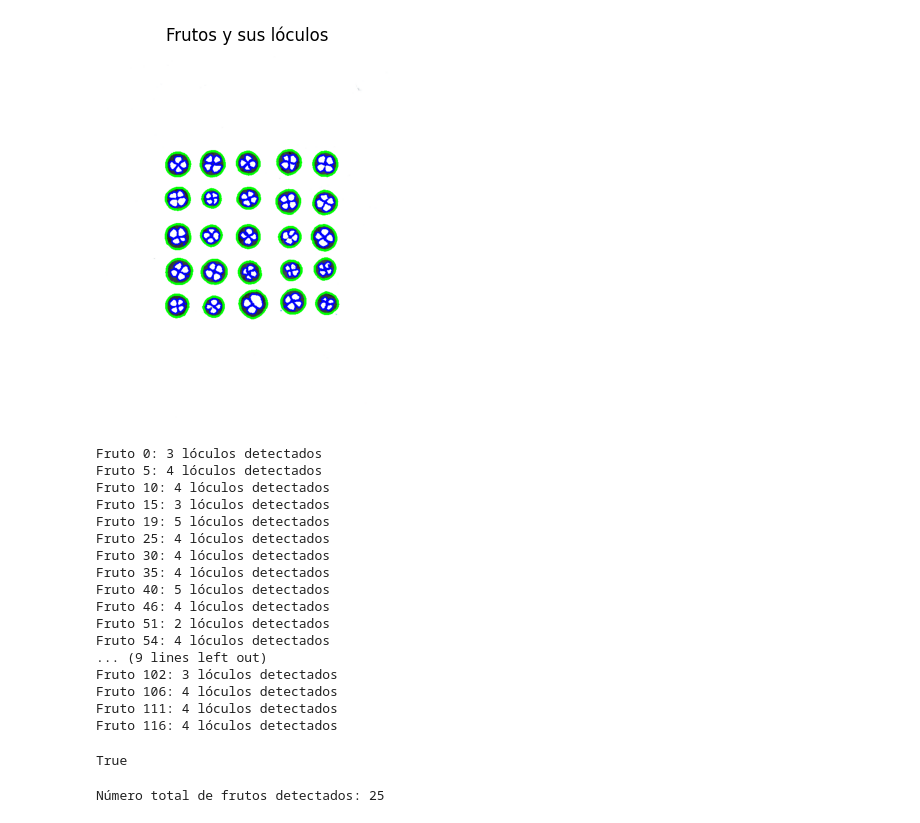
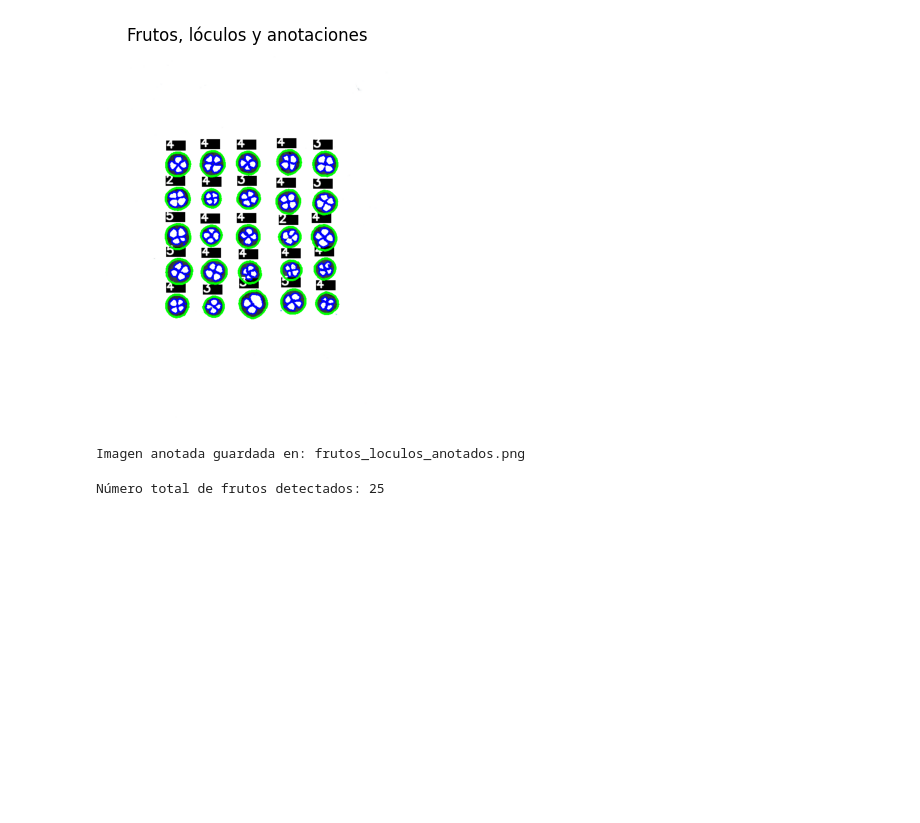
Before and after one commit to mariameraz/CranberryLab, a Jupyter notebook: External_structure/Locules_detection.ipynb, the cells around one changed output. Drawn from its saved outputs; the diff is of its cells as text; code cells hidden in the pictures; blank space fills up the shorter version.

```diff
--- a/External_structure/Locules_detection.ipynb
+++ b/External_structure/Locules_detection.ipynb
@@ -13,7 +14,7 @@ for page_number in range(doc.page_count):
     pix.save(f"page_{page_number + 1}.png")
 # %%
 # Read image
-img = cv2.imread('./page_1.png')
+img = cv2.imread('./PDF/Image_Test.jpg')
 gray_img = cv2.cvtColor(img, cv2.COLOR_BGR2GRAY)
 plt.imshow(gray_img, cmap='gray')
 # plt.axis('off') # Quitar bordes?
@@ -25,8 +25,8 @@ NameError: name 'contours' is not defined
 # %%
 # Pre processing
 #cv2.GaussianBlur(src, ksize, sigmaX[, dst[, sigmaY[, borderType]]])
-blurred = cv2.GaussianBlur(gray_img, (1, 1), 0)
-_, binary = cv2.threshold(blurred, 100, 255, cv2.THRESH_BINARY_INV)
+blurred = cv2.GaussianBlur(gray_img, (3, 3), 0)
+_, binary = cv2.threshold(gray_img, 100, 255, cv2.THRESH_BINARY_INV)
 plt.imshow(binary, cmap='gray')
 plt.title("Umbral inverso")
 plt.axis('off')
@@ -36,65 +42,65 @@ plt.show()
 # %%
-# Detectar contornos (modo TREE para jerarquía, sin filtrar)
-contours, hierarchy = cv2.findContours(binary, cv2.RETR_TREE, cv2.CHAIN_APPROX_SIMPLE)
-
-# Convertir la jerarquía a un arreglo para facilitar el acceso
-hierarchy = hierarchy[0]  # La jerarquía viene en un arreglo anidado
-
 # Detectar frutos (contornos externos) y sus lóculos
 fruit_locus_map = {}  # Diccionario para mapear frutos y sus lóculos
 for i in range(len(contours)):
     # Identificar contornos externos (frutos)
     if hierarchy[i][3] == -1:  # Sin padre => es un fruto
         fruit_locus_map[i] = []  # Inicializar lista de lóculos para este fruto
 
     # Si tiene un padre, es un lóculo
     elif hierarchy[i][3] != -1:  # Tiene un padre => es un lóculo
         parent_index = hierarchy[i][3]  # Índice del fruto (padre)
         if parent_index in fruit_locus_map:
             fruit_locus_map[parent_index].append(i)  # Asociar lóculo al fruto
 
 
 # Dibujar frutos y sus lóculos
-image_with_contours = image.copy()
+image_with_contours = img.copy()
+
 for fruit_idx, loculi in fruit_locus_map.items():
     # Dibujar contorno del fruto
     cv2.drawContours(image_with_contours, contours, fruit_idx, (0, 255, 0), 3)
 
     # Dibujar contornos de los lóculos asociados al fruto
     for loculus_idx in loculi:
         cv2.drawContours(image_with_contours, contours, loculus_idx, (255, 0, 0), 2)
 
-# Mostrar la imagen con frutos y lóculos identificados
+    # Obtener la posición del fruto para anotar el número de lóculos
+    x, y, w, h = cv2.boundingRect(contours[fruit_idx])  # Coordenadas del rectángulo delimitador
+    num_loculi = len(loculi)  # Número de lóculos asociados
+
+    # Asegurarse de que la posición del texto esté dentro de los límites de la imagen
+    text_x = x
+    text_y = max(y - 10, 20)  # Si y-10 es menor a 0, ajustar a 20
+
+    # Dibuja un rectángulo como fondo del texto para mayor visibilidad
+    cv2.rectangle(image_with_contours, (text_x, text_y - 15), (text_x + 40, text_y + 5), (0, 0, 0), -1)
+
+    # Anotar el número de lóculos encima del fruto
+    cv2.putText(
+        image_with_contours,
+        f"{num_loculi}",  # Texto a mostrar (número de lóculos)
+        (x, y - 10),  # Posición del texto (encima del fruto)
+        cv2.FONT_HERSHEY_SIMPLEX,  # Fuente del texto
+        0.8,  # Tamaño de la fuente
+        (255, 255, 255),  # Color del texto (blanco)
+        2,  # Grosor del texto
+        cv2.LINE_AA  # Tipo de línea
+    )
+
+# Mostrar la imagen con frutos, lóculos y anotaciones
 plt.imshow(cv2.cvtColor(image_with_contours, cv2.COLOR_BGR2RGB))
-plt.title("Frutos y sus lóculos")
+plt.title("Frutos, lóculos y anotaciones")
 plt.axis('off')
 plt.show()
 
-# Imprimir resultados
-for fruit_idx, loculi in fruit_locus_map.items():
-    print(f"Fruto {fruit_idx}: {len(loculi)} lóculos detectados")
-output_path = "imagen_anotada.png"  # Especifica el nombre y formato del archivo
+# Guardar la imagen anotada
+output_path = "frutos_loculos_anotados.png"
 cv2.imwrite(output_path, image_with_contours)
+print(f"Imagen anotada guardada en: {output_path}")
 # %% [output]
-[figure, old version]
+[figure, new version]
-Fruto 0: 3 lóculos detectados
-Fruto 5: 4 lóculos detectados
-Fruto 10: 4 lóculos detectados
-Fruto 15: 3 lóculos detectados
-Fruto 19: 5 lóculos detectados
-Fruto 25: 4 lóculos detectados
-Fruto 30: 4 lóculos detectados
-Fruto 35: 4 lóculos detectados
-Fruto 40: 5 lóculos detectados
-Fruto 46: 4 lóculos detectados
-Fruto 51: 2 lóculos detectados
-Fruto 54: 4 lóculos detectados
-... (9 lines left out)
-Fruto 102: 3 lóculos detectados
-Fruto 106: 4 lóculos detectados
-Fruto 111: 4 lóculos detectados
-Fruto 116: 4 lóculos detectados
+Imagen anotada guardada en: frutos_loculos_anotados.png
-True
 # %%
 # Contar frutos (contornos externos)
 fruit_count = 0
```
Also changed, not shown: parts of 8 cells of this notebook, 33 other files.
